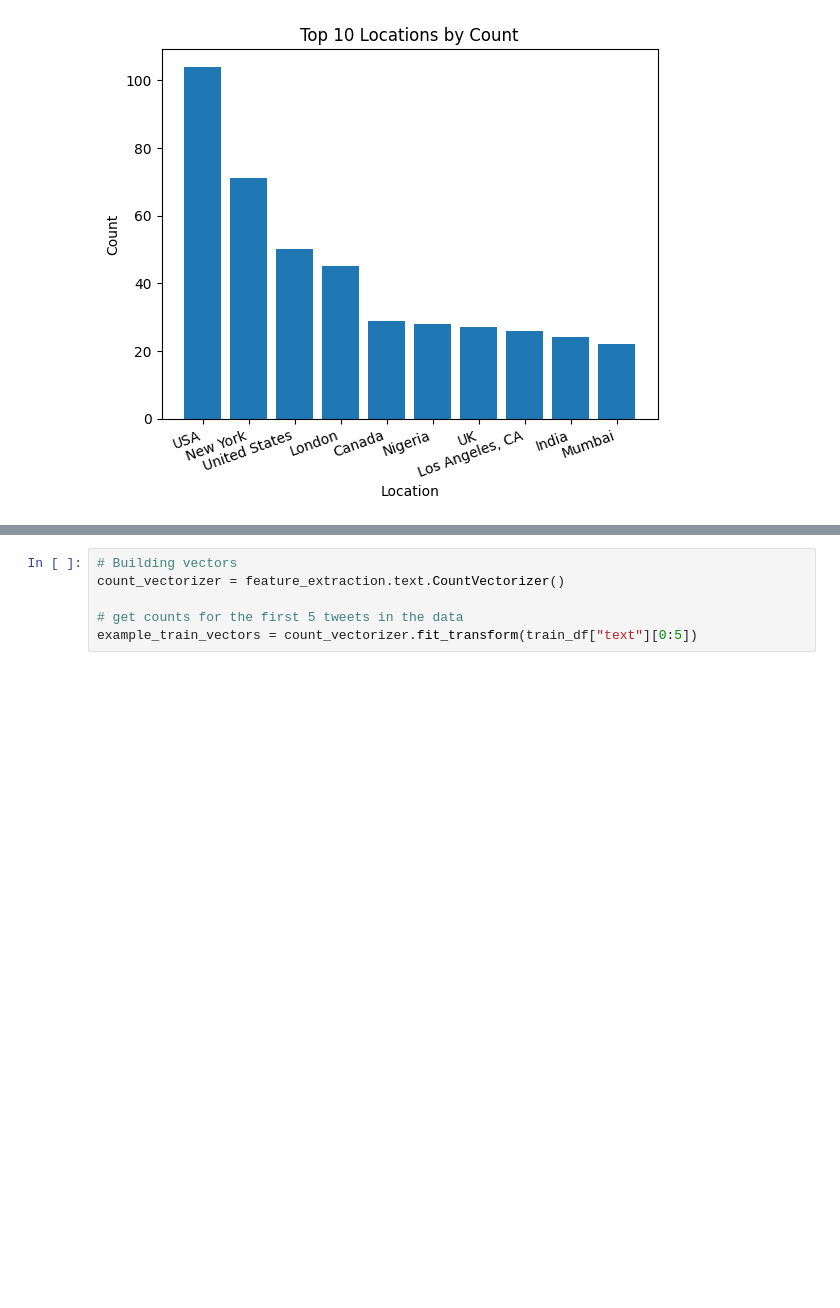
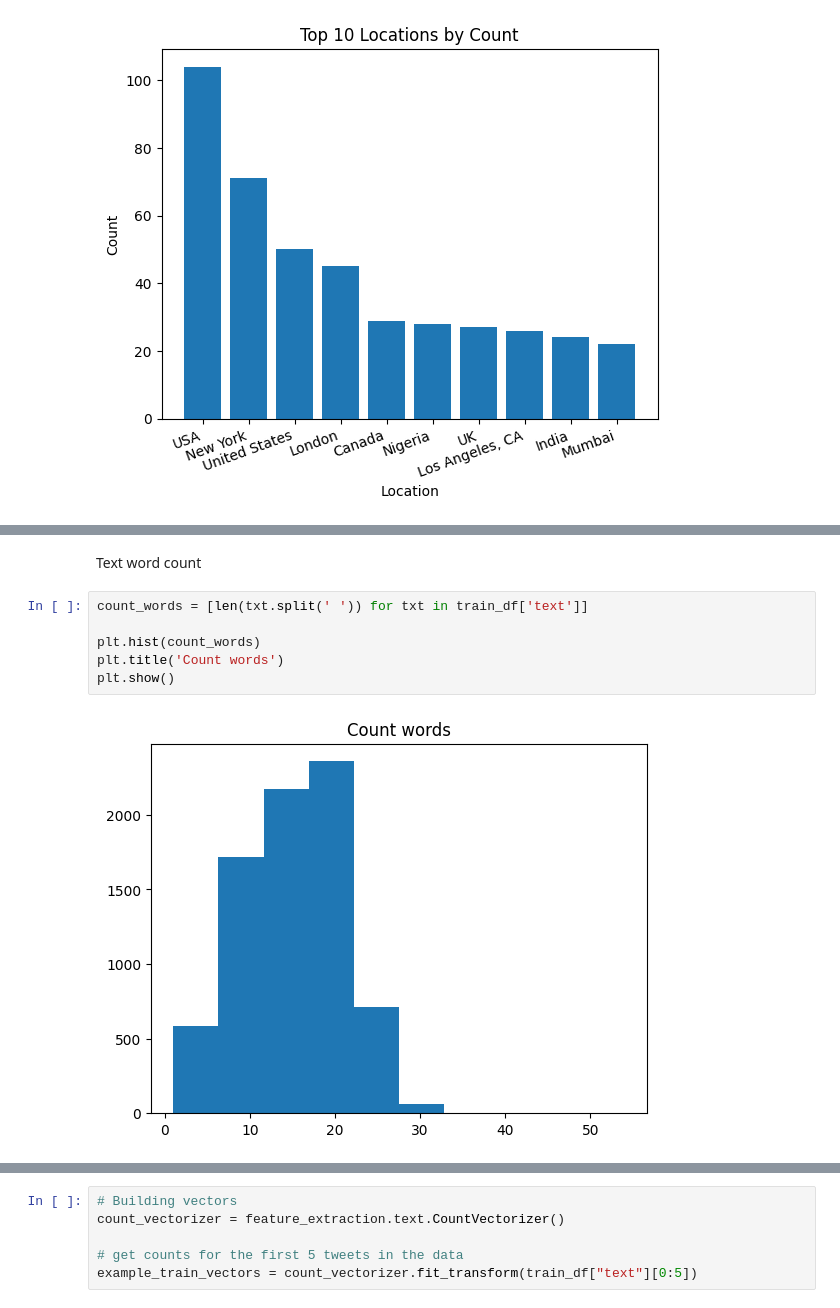
Before and after one commit to nchen/ml3-disaster-tweets, a Jupyter notebook: Disaster-Tweets.ipynb, the cells around one changed output, grey strips where cells are left out. Cells and saved outputs as stored; diff of their text form; blank space fills up the shorter version.

```diff
--- a/Disaster-Tweets.ipynb
+++ b/Disaster-Tweets.ipynb
@@ -94,0 +112,10 @@ plt.show()
+# %% [markdown]
+Text word count
+# %%
+count_words = [len(txt.split(' ')) for txt in train_df['text']]
+
+plt.hist(count_words)
+plt.title('Count words')
+plt.show()
+# %% [output]
+[figure, added]
```
Also changed, not shown: parts of 14 cells of this notebook.
